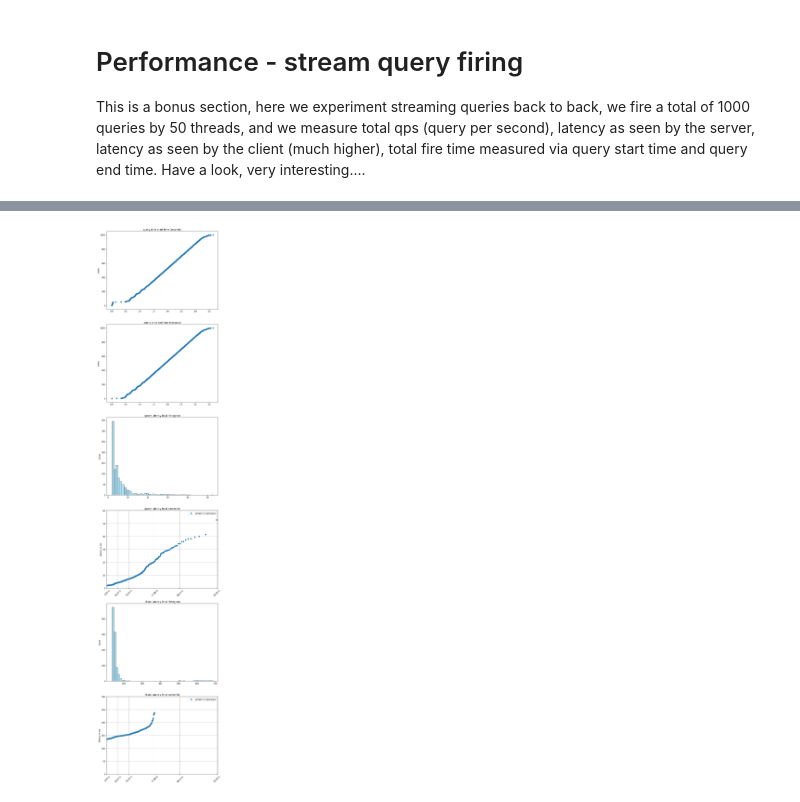
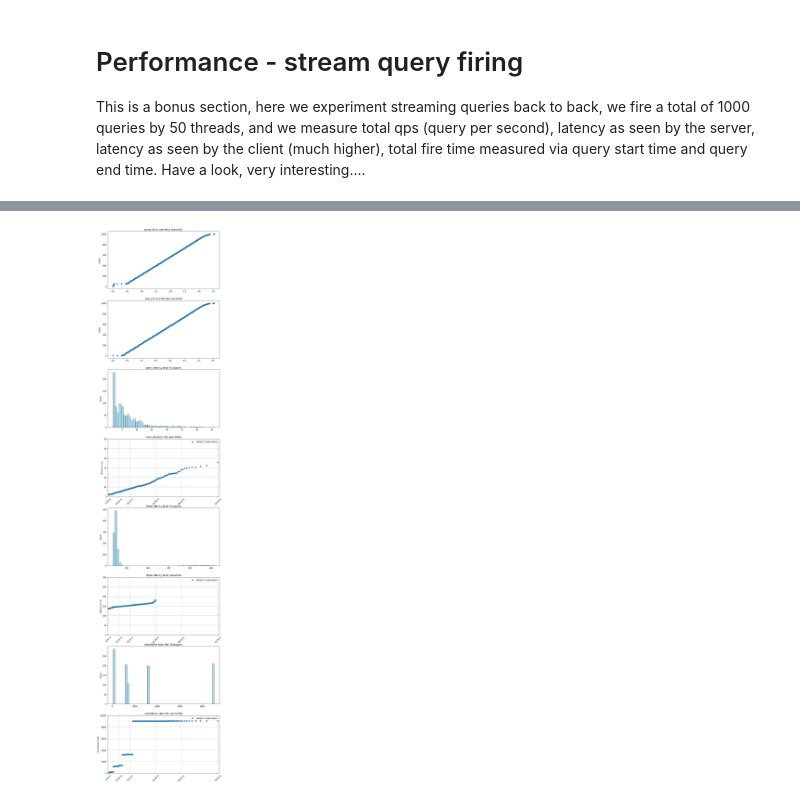
Before and after one commit to hyper-space-io/QuickStart, a Jupyter notebook: DataSets/CrimesInChicago/CrimesInChicago_ClassicSearch.ipynb, the cells around one changed output, grey strips where cells are left out. Cells and saved outputs as stored; diff of their text form; code cells hidden in the pictures.

Commit message:
add dynamic query vector + candidate size monitoring

```diff
--- a/DataSets/CrimesInChicago/CrimesInChicago_ClassicSearch.ipynb
+++ b/DataSets/CrimesInChicago/CrimesInChicago_ClassicSearch.ipynb
@@ -416,0 +418,17 @@ This is a bonus section, here we experiment streaming queries back to back, we f
+# %%
+
+max_doc_index = 99999
+doc_subset = []
+subset_doc_count = 10
+
+doc_subset = squery.gen_local_doc_subset(hyperspace_client, collection_name, doc_subset, max_doc_index, subset_doc_count)
+
+query_doc = squery.gen_query_doc(config, doc_subset, subset_doc_count )
+
+results = hyperspace_client.search({'params': query_doc},
+                                        size=30,
+                                        function_name='similarity_score_aggregations',
+                                        collection_name=collection_name)
+
+
+sfunc.print_results( results, collection_name )
@@ -437,7 +475,10 @@ def dummie_search() :
 
 # Function that simulates the search operation (replace with your actual search function)
 def search():
-    results = hyperspace_client.search({'params': input_vector},
+
+    query_doc = squery.gen_query_doc(config, doc_subset, subset_doc_count )  # dynamic query document
+
+    results = hyperspace_client.search({'params': query_doc},
                                         size=30,
                                         function_name='similarity_score',
                                         collection_name=collection_name)
@@ -457,7 +498,7 @@ def execute_search(results):
         if 0:
             print("thread_id %6d took_ms : %s start %.3f sec, end %.3f sec, latency %7.3f ms" %
                   (thread_id,  result["took_ms"], start_time*1e-9, end_time*1e-9, completion_time*1e-6))
-        stat.append([thread_id, start_time*1e-9, end_time*1e-9, completion_time*1e-6, result["took_ms"]] )
+        stat.append([thread_id, start_time*1e-9, end_time*1e-9, completion_time*1e-6, result["took_ms"], result["candidates"]] )
 
     # print("stat ", stat)
     for tmp_stat in stat :
@@ -515,8 +556,14 @@ q_end_times   = [inner_list[2] for inner_list in all_results]
 q_client_seen_latency   = [inner_list[3] for inner_list in all_results]
 q_took_ms     = [inner_list[4] for inner_list in all_results]
 total_took_ms = sum(q_took_ms)
+q_candidates  = [inner_list[5] for inner_list in all_results] # aka hits
+total_q_candidates = sum(q_candidates)
 
-print("Total client latency                  :  %8.3f seconds"  % ( total_took_ms/1000))
+
+
+print("Total server latency                  :  %8.3f seconds"  % ( total_took_ms/1000))
+print("Total document visited                :  %8d "           % ( total_q_candidates))
+
 print('\033[0m \n')
 
 # Sort the kth_elements list
@@ -535,7 +582,7 @@ x_values = list(range(len(sorted_q_start_times)))
 
 # Create a new figure
 plt.figure(figsize=(10, 50))
-plt.subplot(6, 1, 1)  # 2 rows, 1 column, first subplot
+plt.subplot(8, 1, 1)  # 2 rows, 1 column, first subplot
 
 # Plot the sorted elements as a scatter plot
 plt.scatter( sorted_q_start_times_zero, x_values)
@@ -545,7 +592,7 @@ plt.ylabel("Index")
 # plt.xlabel("query start time (sec)")
 plt.title(f"query id vs start time (seconds)")
 
-plt.subplot(6, 1, 2)  # 2 rows, 1 column, first subplot
+plt.subplot(8, 1, 2)  # 2 rows, 1 column, first subplot
 
 # Plot the sorted elements as a scatter plot
 plt.scatter( sorted_q_end_times_zero, x_values)
@@ -564,7 +611,7 @@ plt.title(f"query id vs end time (seconds)")
 ###########################################################
 ###########################################################
 
-plt.subplot(6, 1, 3)  # 2 rows, 1 column, first subplot
+plt.subplot(8, 1, 3)  # 2 rows, 1 column, first subplot
 
 
 plt.hist(sorted_q_took_ms, bins=50, color='skyblue', edgecolor='black', alpha=0.7)
@@ -572,7 +619,7 @@ plt.title(f"query latency (ms) histogram")
 plt.ylabel("Count")
 
 
-plt.subplot(6, 1, 4)  # 2 rows, 1 column, first subplot
+plt.subplot(8, 1, 4)  # 2 rows, 1 column, first subplot
 
 
 ###########################################################
@@ -610,7 +657,7 @@ sperc.do_percentile(input_dict)
 ###########################################################
 ###########################################################
 
-plt.subplot(6, 1, 5)  # 2 rows, 1 column, first subplot
+plt.subplot(8, 1, 5)  # 2 rows, 1 column, first subplot
 
 
 plt.hist(q_client_seen_latency, bins=50, color='skyblue', edgecolor='black', alpha=0.7)
@@ -618,7 +665,7 @@ plt.title(f"client latency (ms) histogram")
 plt.ylabel("Count")
 
 
-plt.subplot(6, 1, 6)  # 2 rows, 1 column, first subplot
+plt.subplot(8, 1, 6)  # 2 rows, 1 column, first subplot
 
 
 ###########################################################
@@ -649,6 +696,58 @@ input_dict = {
 sperc.do_percentile(input_dict)
 
 
+###########################################################
+###########################################################
+###########################################################
+# 2 views of candidates per query
+###########################################################
+###########################################################
+###########################################################
+
+plt.subplot(8, 1, 7)  # 2 rows, 1 column, first subplot
+
+
+plt.hist(q_candidates, bins=50, color='skyblue', edgecolor='black', alpha=0.7)
+plt.title(f"candidates (aka hits) histogram")
+plt.ylabel("Count")
+
+
+plt.subplot(8, 1, 8)  # 2 rows, 1 column, first subplot
+
+
+###########################################################
+###########################################################
+###########################################################
+
+# should come from external json file
+input_dict = {
+    "fig_title"    : "candidates (aka hits) percentile",
+    "x_axis_label" : "",
+    "y_axis_label" : "document count",
+    "ylim"         : None,
+    "x_ticks"      : [0.0, 0.5, 0.75, 0.95, 0.99, 0.999],
+
+    "samples" : [
+    {
+    "legend" : "sample 1 hyperspace",
+    "data"   : q_candidates
+    }
+    ]
+}
+
+###########################################################
+###########################################################
+###########################################################
+
+
+sperc.do_percentile(input_dict)
+
+
+
+
+
+
+
 
 # Show the plot
 plt.show()
@@ -668 +768 @@ Total client latency                  :     6.392 seconds
-[figure, old version]
+[figure, new version]
```
Also changed, not shown: parts of 16 cells of this notebook, 3 other files.
